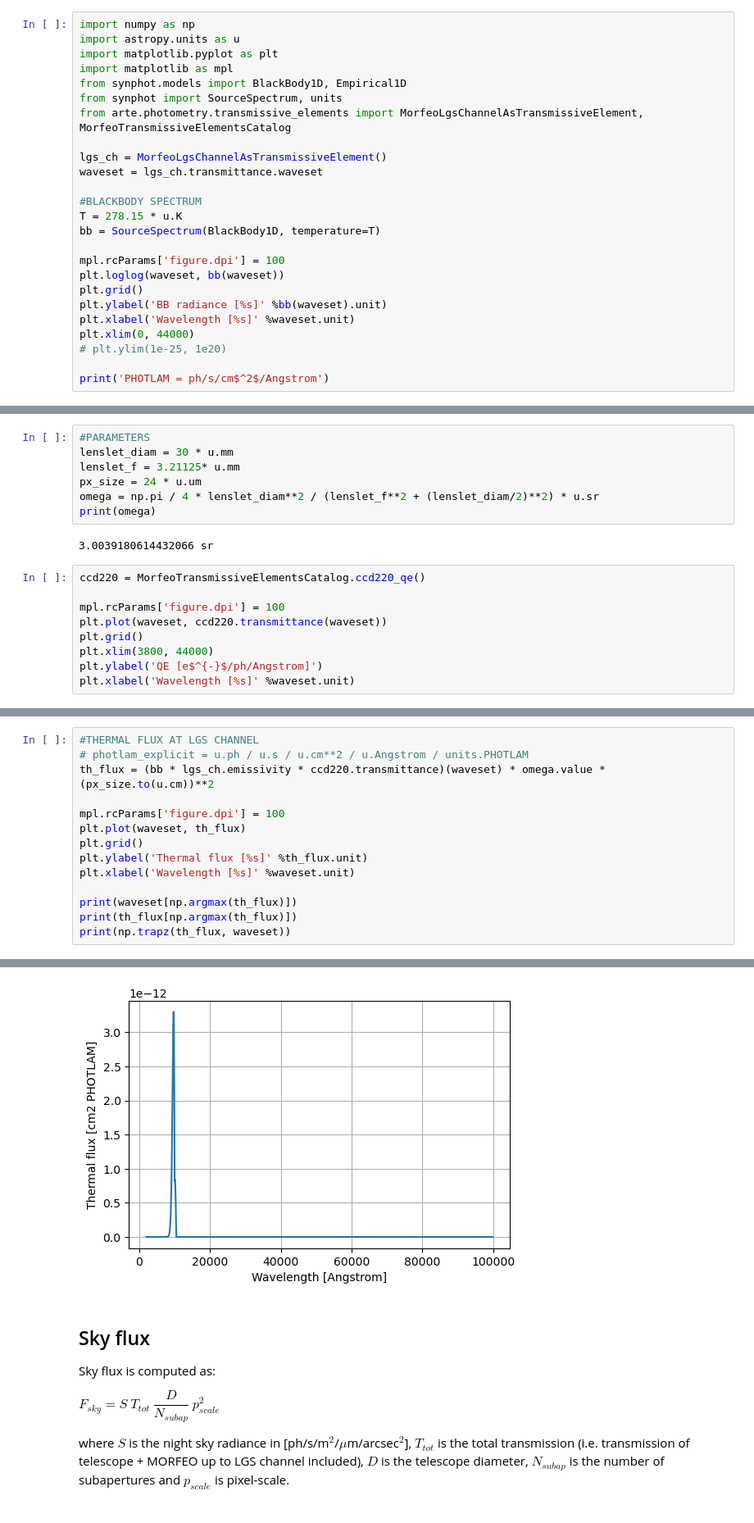
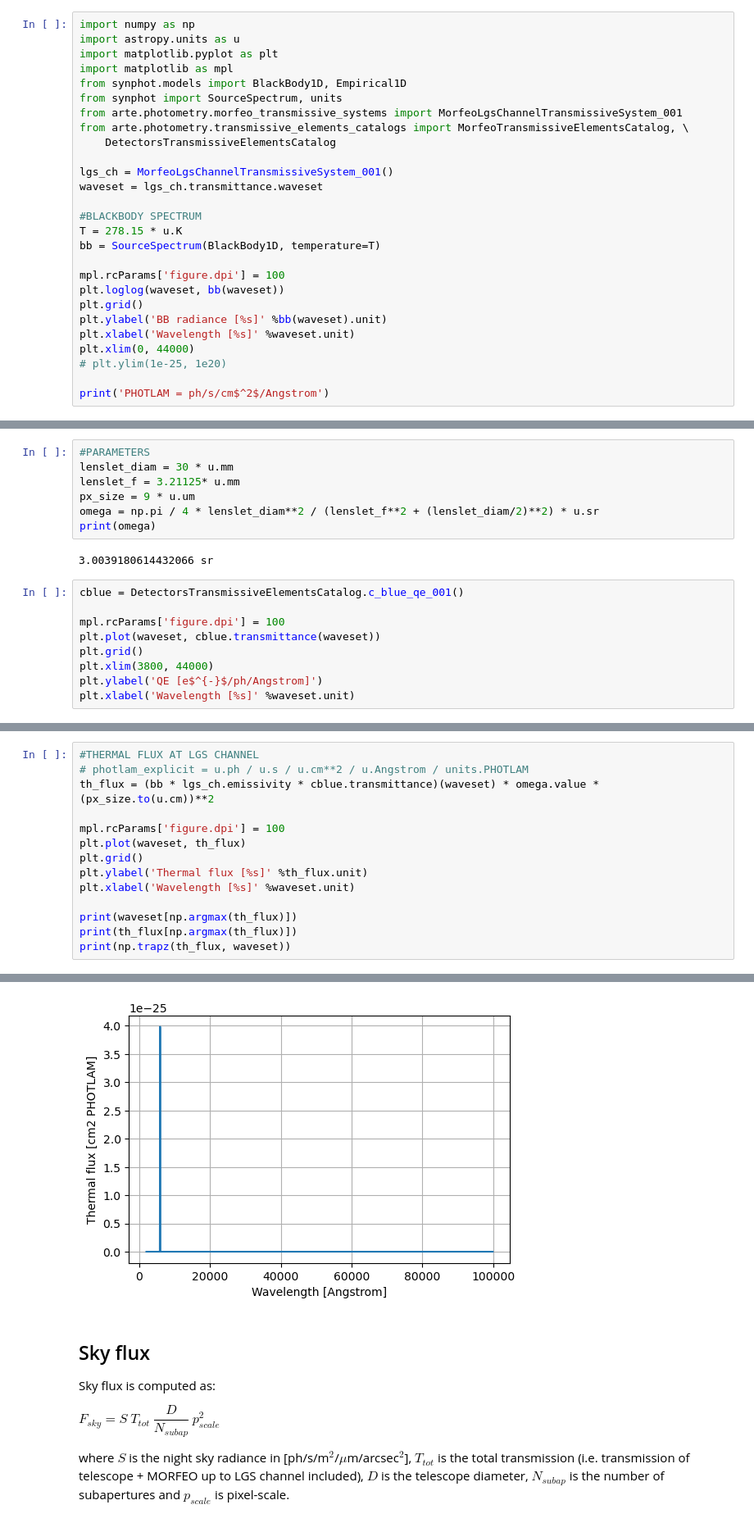
Before and after one commit to ArcetriAdaptiveOptics/arte, a Jupyter notebook: notebook/photometry/background_computation.ipynb, the cells around one changed output, grey strips where cells are left out. Shown at 82% size. Saved outputs shown, nothing was run; the diff lists cells and outputs as text.

```diff
--- a/notebook/photometry/background_computation.ipynb
+++ b/notebook/photometry/background_computation.ipynb
@@ -17,9 +17,11 @@ import matplotlib.pyplot as plt
 import matplotlib as mpl
 from synphot.models import BlackBody1D, Empirical1D
 from synphot import SourceSpectrum, units
-from arte.photometry.transmissive_elements import MorfeoLgsChannelAsTransmissiveElement, MorfeoTransmissiveElementsCatalog
+from arte.photometry.morfeo_transmissive_systems import MorfeoLgsChannelTransmissiveSystem_001
+from arte.photometry.transmissive_elements_catalogs import MorfeoTransmissiveElementsCatalog, \
+    DetectorsTransmissiveElementsCatalog
 
-lgs_ch = MorfeoLgsChannelAsTransmissiveElement()
+lgs_ch = MorfeoLgsChannelTransmissiveSystem_001()
 waveset = lgs_ch.transmittance.waveset
 
 #BLACKBODY SPECTRUM
@@ -52,16 +54,16 @@ PHOTLAM = ph/s/cm$^2$/Angstrom
 #PARAMETERS
 lenslet_diam = 30 * u.mm
 lenslet_f = 3.21125* u.mm
-px_size = 24 * u.um
+px_size = 9 * u.um
 omega = np.pi / 4 * lenslet_diam**2 / (lenslet_f**2 + (lenslet_diam/2)**2) * u.sr
 print(omega)
 # %% [output]
 3.0039180614432066 sr
 # %%
-ccd220 = MorfeoTransmissiveElementsCatalog.ccd220_qe()
+cblue = DetectorsTransmissiveElementsCatalog.c_blue_qe_001()
 
 mpl.rcParams['figure.dpi'] = 100
-plt.plot(waveset, ccd220.transmittance(waveset))
+plt.plot(waveset, cblue.transmittance(waveset))
 plt.grid()
 plt.xlim(3800, 44000)
 plt.ylabel('QE [e$^{-}$/ph/Angstrom]')
@@ -72,7 +74,7 @@ Text(0.5, 0, 'Wavelength [Angstrom]')
 # %%
 #THERMAL FLUX AT LGS CHANNEL
 # photlam_explicit = u.ph / u.s / u.cm**2 / u.Angstrom / units.PHOTLAM
-th_flux = (bb * lgs_ch.emissivity * ccd220.transmittance)(waveset) * omega.value * (px_size.to(u.cm))**2
+th_flux = (bb * lgs_ch.emissivity * cblue.transmittance)(waveset) * omega.value * (px_size.to(u.cm))**2
 
 mpl.rcParams['figure.dpi'] = 100
 plt.plot(waveset, th_flux)
@@ -90,4 +92,4 @@ print(np.trapz(th_flux, waveset))
-[figure, old version]
+[figure, new version]
 # %% [markdown]
 ## Sky flux
 
```
Also changed, not shown: parts of 28 cells of this notebook, 2 other files.
